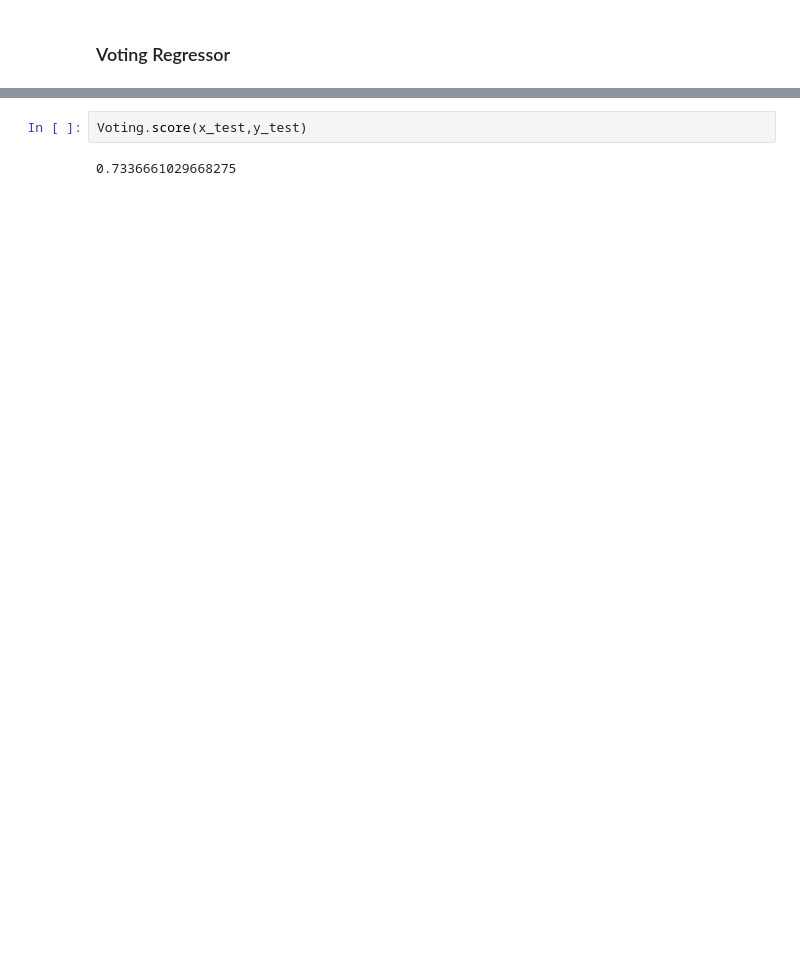
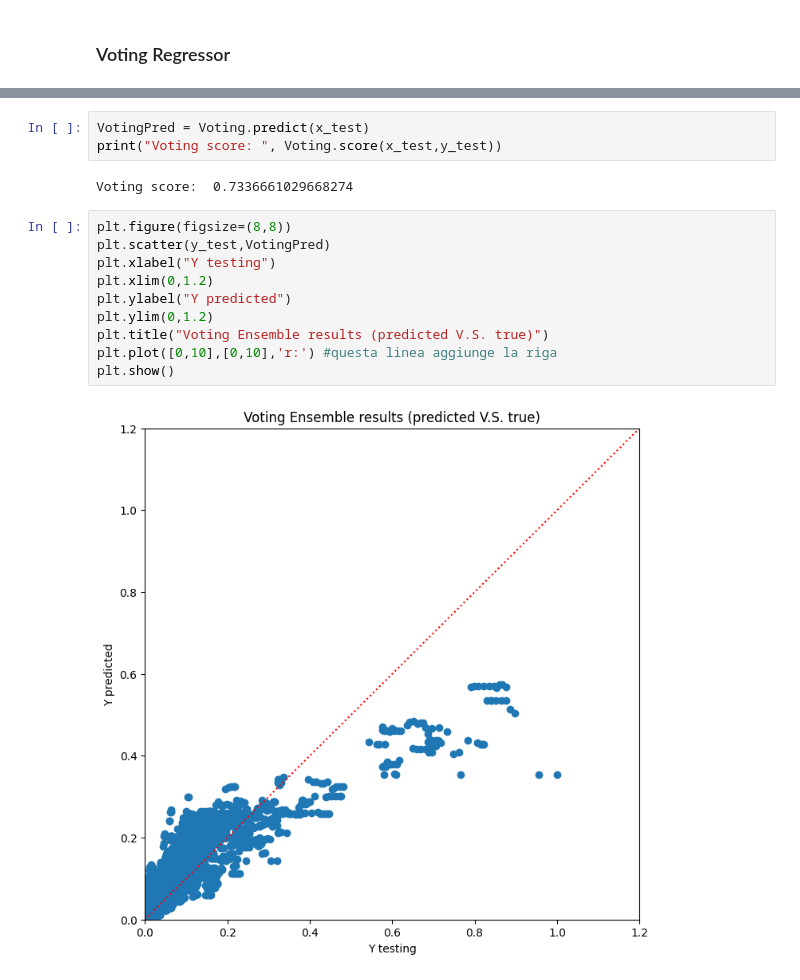
Before and after one commit to ArieleITSINCOM/ITSINCOM_Big_Data_PW2G2, a Jupyter notebook: ML_ASR_Regressor.ipynb, the cells around one changed output, grey strips where cells are left out. Drawn from its saved outputs; the diff is of its cells as text; blank space fills up the shorter version.

```diff
--- a/ML_ASR_Regressor.ipynb
+++ b/ML_ASR_Regressor.ipynb
@@ -407,6 +430,19 @@ VotingRegressor(estimators=[('gbr', GradientBoostingRegressor(random_state=13)),
                             ('hgbr',
                              HistGradientBoostingRegressor(random_state=42))])
-# %%
-Voting.score(x_test,y_test)
-# %% [output]
-0.7336661029668275
+# %%
+VotingPred = Voting.predict(x_test)
+print("Voting score: ", Voting.score(x_test,y_test))
+# %% [output]
+Voting score:  0.7336661029668274
+# %%
+plt.figure(figsize=(8,8))
+plt.scatter(y_test,VotingPred)
+plt.xlabel("Y testing")
+plt.xlim(0,1.2)
+plt.ylabel("Y predicted")
+plt.ylim(0,1.2)
+plt.title("Voting Ensemble results (predicted V.S. true)")
+plt.plot([0,10],[0,10],'r:') #questa linea aggiunge la riga
+plt.show()
+# %% [output]
+[figure, added]
```
Also changed, not shown: parts of 37 cells of this notebook.
